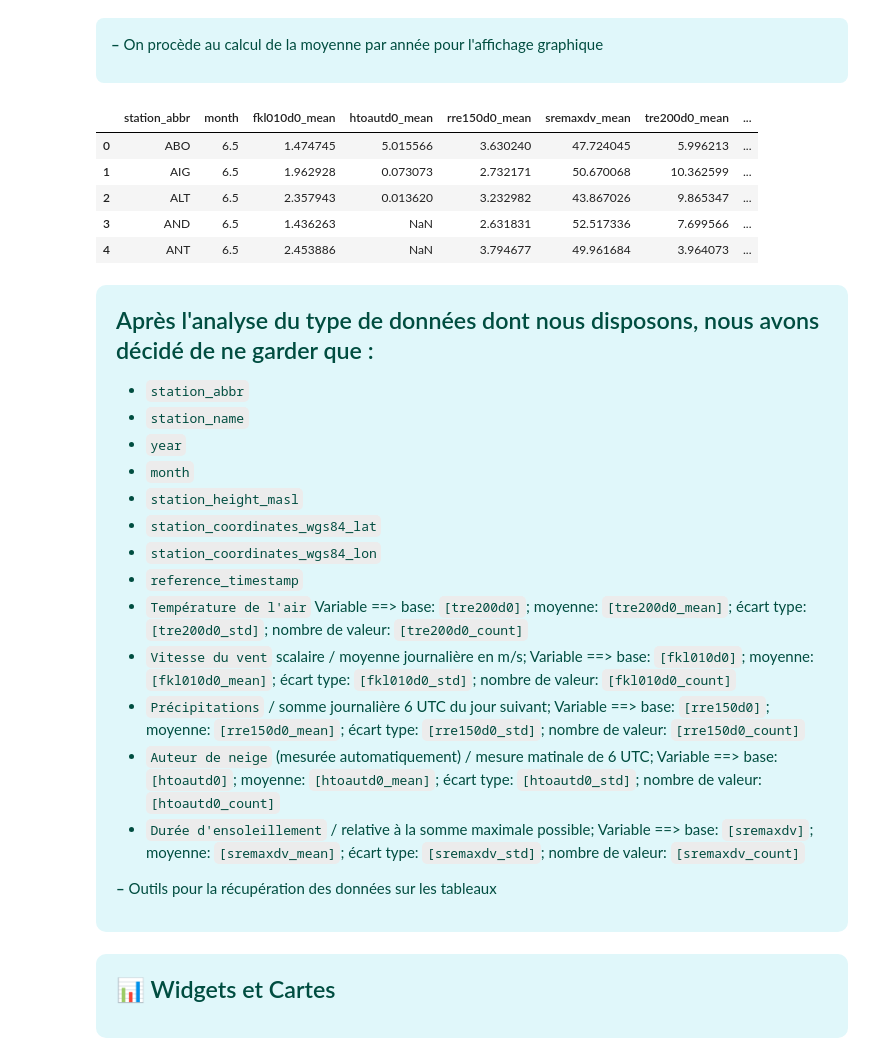
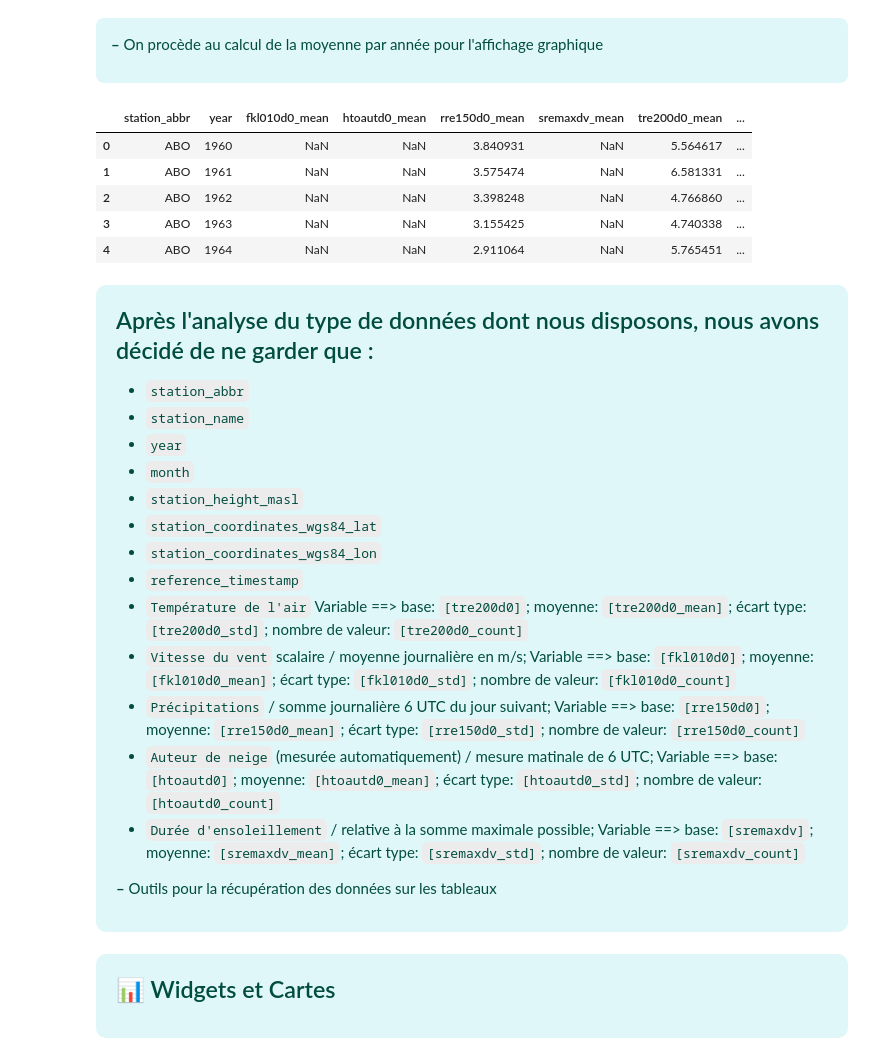
Before and after one commit to Inertie78/StatisticalWeather, a Jupyter notebook: statisticalWeather.ipynb, the cells around one changed output. Drawn from its saved outputs; the diff is of its cells as text; code cells hidden in the pictures.

```diff
--- a/statisticalWeather.ipynb
+++ b/statisticalWeather.ipynb
@@ -371,19 +372,30 @@ dataWeather_month.head()
   <p><strong>–</strong> On procède au calcul de la moyenne par année pour l'affichage graphique</p>
 </div>
 # %%
-# Station grouped Dataframe, containing the annual mean for each variable
-dataWeather_year = dataWeather_month.groupby('station_abbr', as_index=False).mean(numeric_only=True)
-# Display
+# 1. Identifie les colonnes
+mean_cols = [col for col in dataWeather_msc.columns if col.endswith('_mean')]
+std_cols = [col for col in dataWeather_msc.columns if col.endswith('_std')]
+count_cols = [col for col in dataWeather_msc.columns if col.endswith('_count')]
+
+# 2. Grouper par station + mois
+grouped_means = dataWeather_msc.groupby(['station_abbr', 'year'])[mean_cols].mean()
+grouped_stds = dataWeather_msc.groupby(['station_abbr', 'year'])[std_cols].mean()
+grouped_counts = dataWeather_msc.groupby(['station_abbr', 'year'])[count_cols].sum()
+
+# 3. Fusionner les trois sous-tables
+dataWeather_year = pd.concat([grouped_means, grouped_stds, grouped_counts], axis=1).reset_index()
+
+# Affichage
 dataWeather_year.head()
 # %% [output]
-|  | station_abbr | month | fkl010d0_mean | htoautd0_mean | rre150d0_mean | sremaxdv_mean | tre200d0_mean | ... |
-| 0 | ABO | 6.5 | 1.474745 | 5.015566 | 3.630240 | 47.724045 | 5.996213 | ... |
-| 1 | AIG | 6.5 | 1.962928 | 0.073073 | 2.732171 | 50.670068 | 10.362599 | ... |
-| 2 | ALT | 6.5 | 2.357943 | 0.013620 | 3.232982 | 43.867026 | 9.865347 | ... |
-| 3 | AND | 6.5 | 1.436263 | NaN | 2.631831 | 52.517336 | 7.699566 | ... |
-| 4 | ANT | 6.5 | 2.453886 | NaN | 3.794677 | 49.961684 | 3.964073 | ... |
+|  | station_abbr | year | fkl010d0_mean | htoautd0_mean | rre150d0_mean | sremaxdv_mean | tre200d0_mean | ... |
+| 0 | ABO | 1960 | NaN | NaN | 3.840931 | NaN | 5.564617 | ... |
+| 1 | ABO | 1961 | NaN | NaN | 3.575474 | NaN | 6.581331 | ... |
+| 2 | ABO | 1962 | NaN | NaN | 3.398248 | NaN | 4.766860 | ... |
+| 3 | ABO | 1963 | NaN | NaN | 3.155425 | NaN | 4.740338 | ... |
+| 4 | ABO | 1964 | NaN | NaN | 2.911064 | NaN | 5.765451 | ... |
 # %% [markdown]
-<div style="background-color: #e0f7fa; color: #004d40; padding: 20px; max-width: 95%; border-radius: 10px; font-family: Arial, sans-serif; margin: auto;">
+  <div style="background-color: #e0f7fa; color: #004d40; padding: 20px; max-width: 95%; border-radius: 10px; font-family: Arial, sans-serif; margin: auto;">
 
   <h2 style="margin-top: 0;">Après l'analyse du type de données dont nous disposons, nous avons décidé de ne garder que :</h2>
 
```
Also changed, not shown: parts of 7 cells of this notebook.
